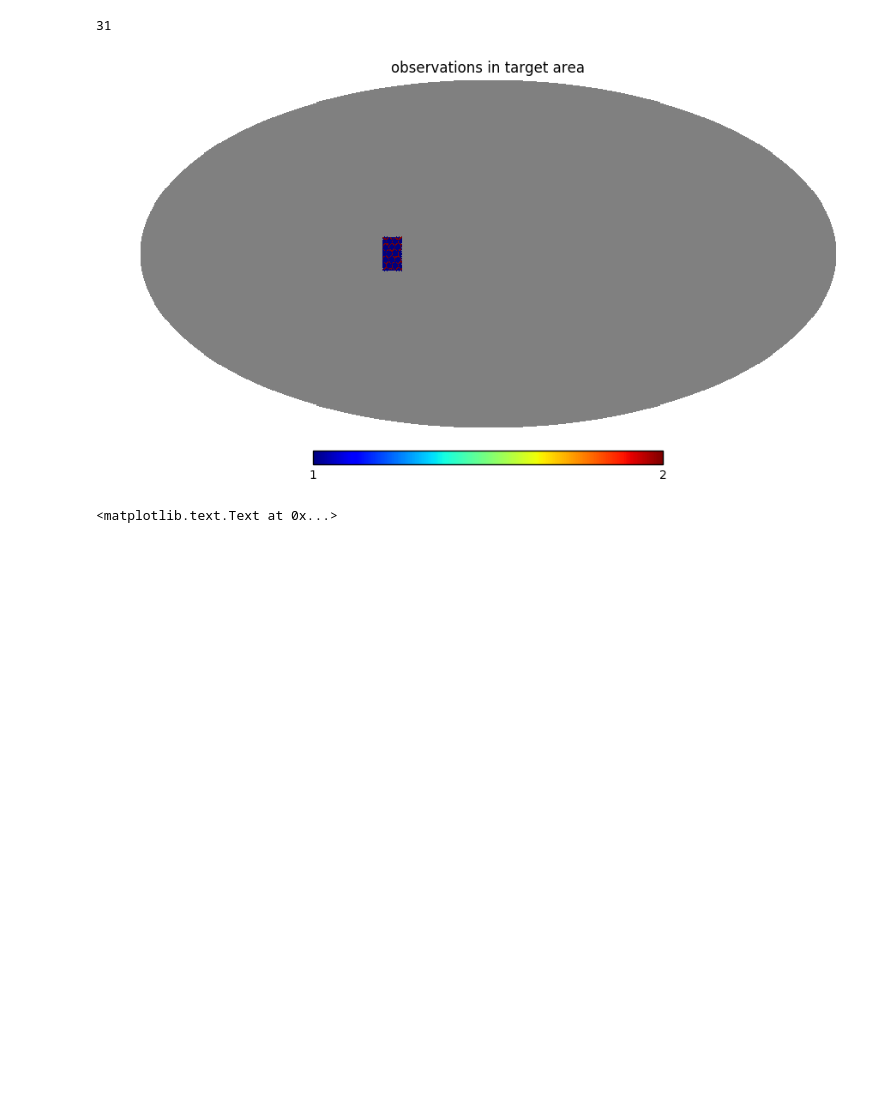
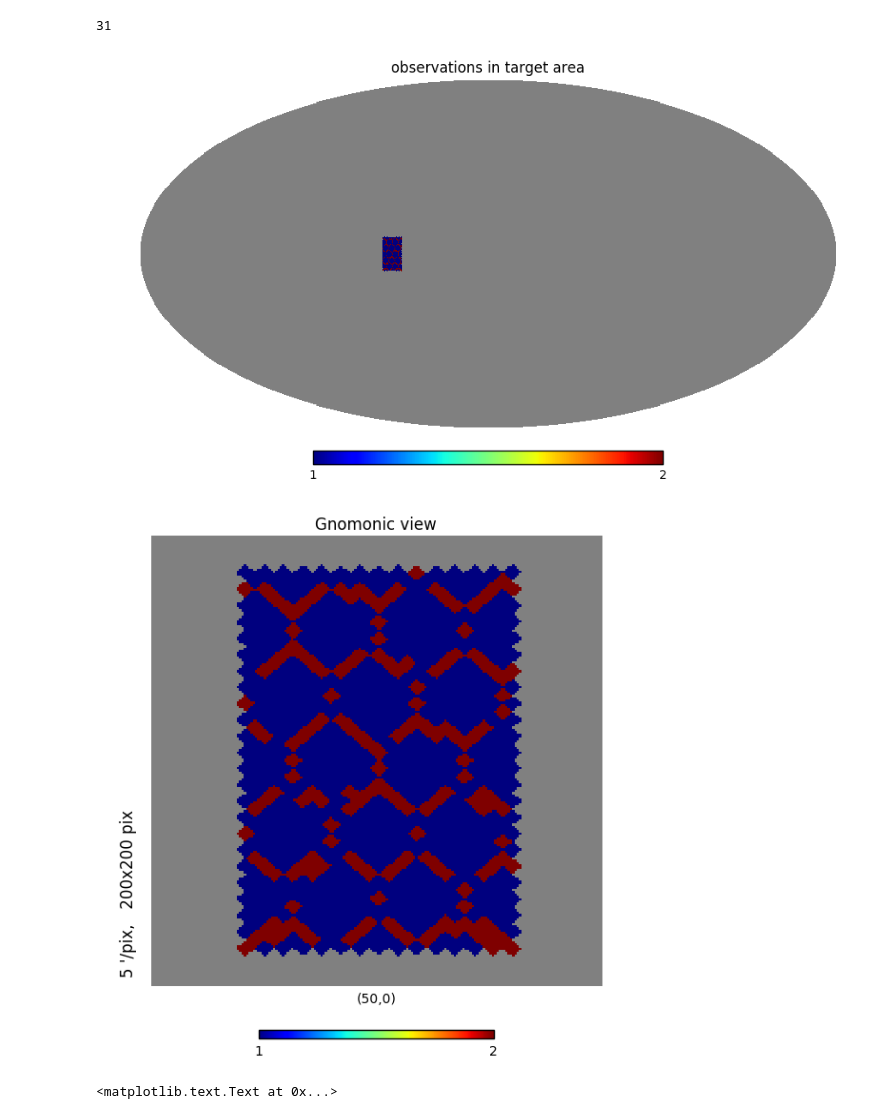
Before and after one commit to lsst-sims/legacy_sims_featureScheduler, a Jupyter notebook: examples/multi_dither.ipynb, the cells around one changed output. Saved outputs shown, nothing was run; the diff lists cells and outputs as text; code cells hidden in the pictures; blank space fills up the shorter version.

```diff
--- a/examples/multi_dither.ipynb
+++ b/examples/multi_dither.ipynb
@@ -59,8 +56,10 @@ hpc.inmap = obs_map +0.
 hpc.inmap[mask] = hp.UNSEEN
 # %%
 hp.mollview(hpc.inmap, title='observations in target area')
+hp.gnomview(hpc.inmap, rot=(50, 0, 0), reso=5)
 # %% [output]
 [figure]
+[figure, added]
 # %%
 good = np.where(obs_map > 0)
 plt.hist(obs_map[good])
```
Also changed, not shown: parts of 7 cells of this notebook.
